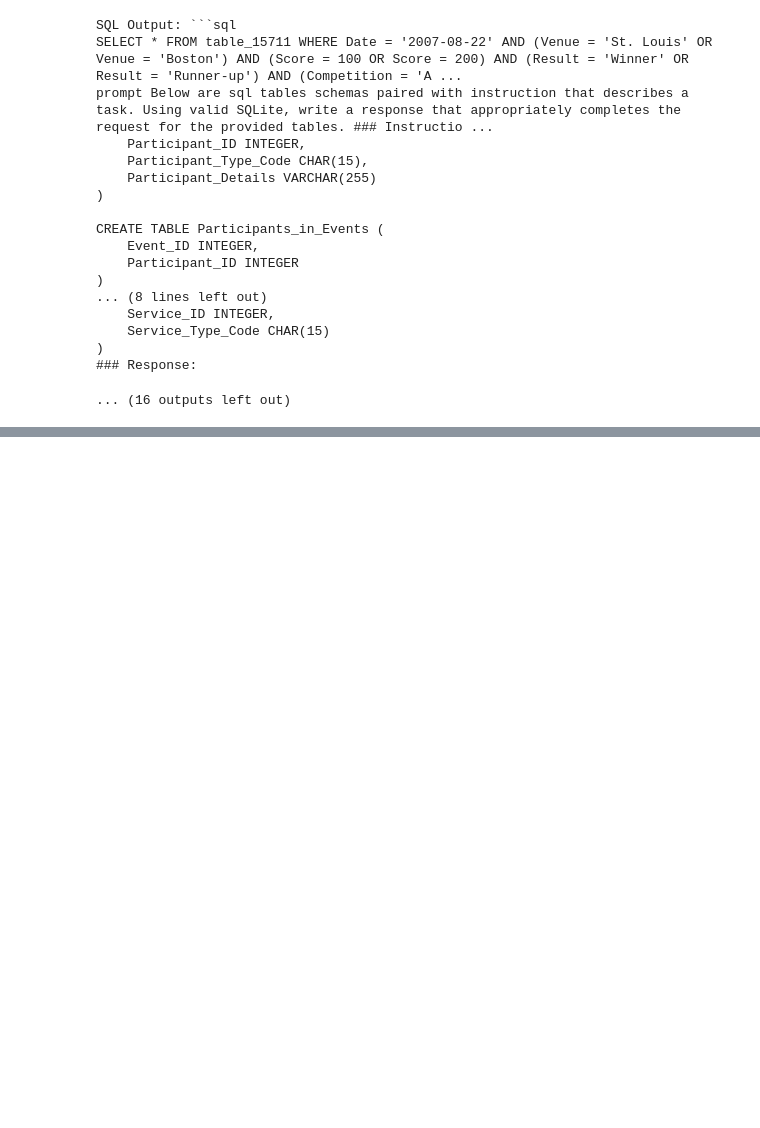
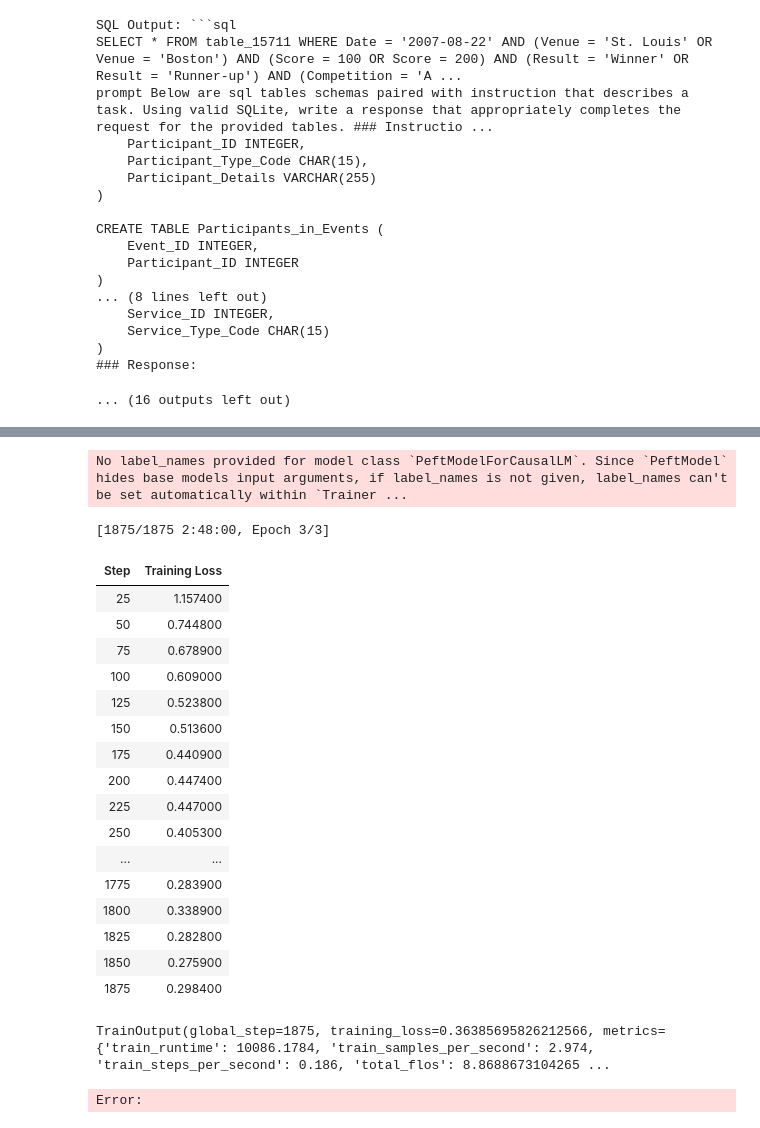
Before and after one commit to sidpkul21/Deepseek-Finetuning-SQL-Practice, a Jupyter notebook: text2sql_finetune_and_eval.ipynb, the cells around one changed output, grey strips where cells are left out. Drawn from its saved outputs; the diff is of its cells as text; code cells hidden in the pictures; blank space fills up the shorter version.

Commit message:
attempted the first finetuning run and tips for improving the second run

```diff
--- a/text2sql_finetune_and_eval.ipynb
+++ b/text2sql_finetune_and_eval.ipynb
@@ -485,0 +535,64 @@ CREATE TABLE Participants_in_Events (
+# %%
+training_args = TrainingArguments(
+    output_dir="./deepseek-coder-qlora-sql",
+    per_device_train_batch_size=1,
+    per_device_eval_batch_size=1,
+    gradient_accumulation_steps=16,
+    learning_rate=2e-4,
+    num_train_epochs=3,
+    logging_steps=25,
+    save_steps=1000,
+    fp16=True,
+    report_to="wandb",
+    run_name="deepseek-coder-qlora-sql-run1"
+)
+# %%
+lora_config = LoraConfig(
+    r=8,
+    lora_alpha=16,
+    target_modules=["q_proj", "v_proj"],  # or ["query_key_value"] depending on model architecture
+    lora_dropout=0.05,
+    bias="none",
+    task_type=TaskType.CAUSAL_LM
+)
+
+model = get_peft_model(model, lora_config)
+# %%
+tokenized_dataset = formatted_dataset.map(tokenize, batched=True)
+
+small_train = tokenized_dataset["train"].select(range(10000))
+small_eval = tokenized_dataset["test"].select(range(1000))
+
+trainer = Trainer(
+    model=model,
+    args=training_args,
+    train_dataset=small_train,
+    eval_dataset=small_eval,
+    tokenizer=tokenizer,
+    data_collator=data_collator
+)
+# %% [output]
+No label_names provided for model class `PeftModelForCausalLM`. Since `PeftModel` hides base models input arguments, if label_names is not given, label_names can't be set automatically within `Trainer ...
+# %%
+trainer.train()
+# %% [output]
+[1875/1875 2:48:00, Epoch 3/3]
+| Step | Training Loss |
+| 25 | 1.157400 |
+| 50 | 0.744800 |
+| 75 | 0.678900 |
+| 100 | 0.609000 |
+| 125 | 0.523800 |
+| 150 | 0.513600 |
+| 175 | 0.440900 |
+| 200 | 0.447400 |
+| 225 | 0.447000 |
+| 250 | 0.405300 |
+| ... | ... |
+| 1775 | 0.283900 |
+| 1800 | 0.338900 |
+| 1825 | 0.282800 |
+| 1850 | 0.275900 |
+| 1875 | 0.298400 |
+TrainOutput(global_step=1875, training_loss=0.36385695826212566, metrics={'train_runtime': 10086.1784, 'train_samples_per_second': 2.974, 'train_steps_per_second': 0.186, 'total_flos': 8.8688673104265 ...
+Error:
```
Also changed, not shown: parts of 11 cells of this notebook, 1 other file.
